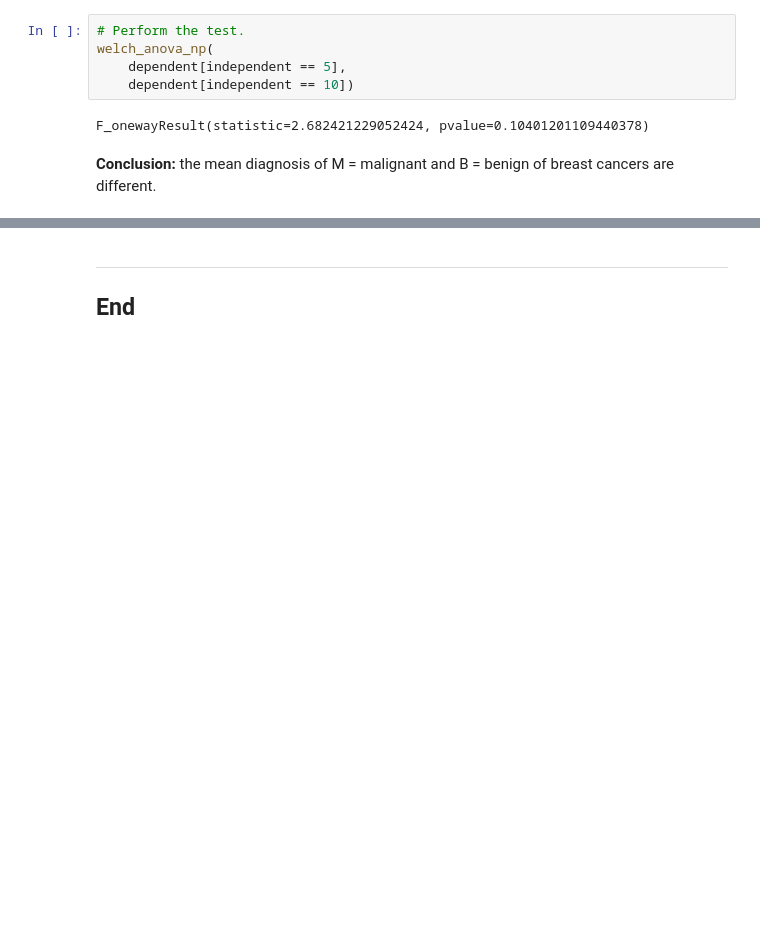
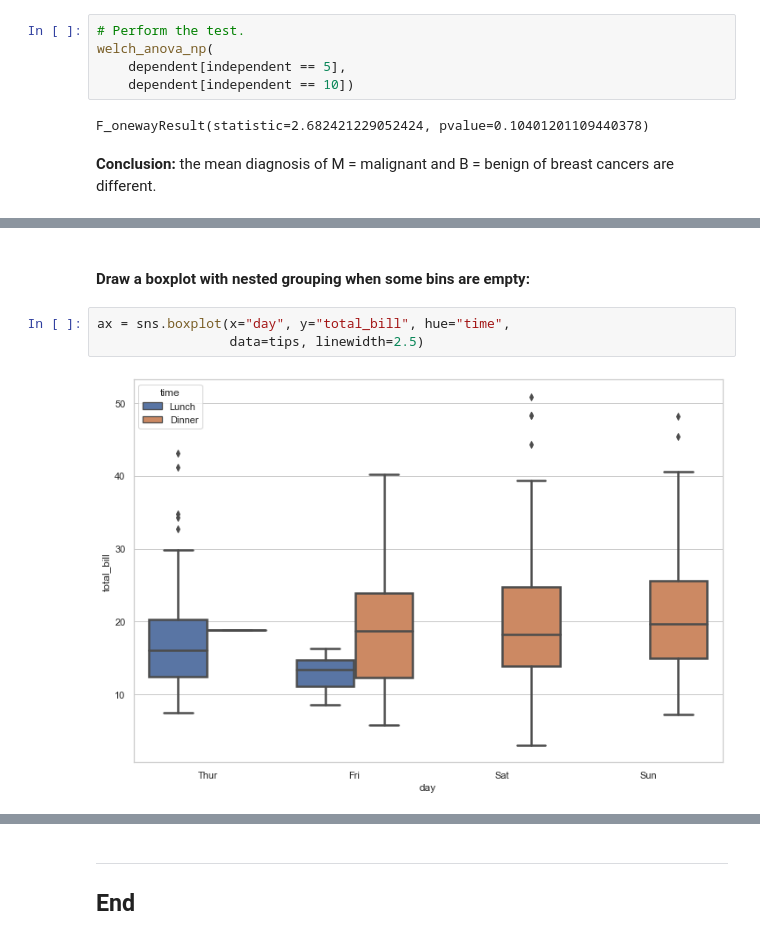
Before and after one commit to Samjean2020/machine-learning-and-statistics-project-winter-21-22, a Jupyter notebook: scipy-stats.ipynb, the cells around one changed output, grey strips where cells are left out. Cells and saved outputs as stored; diff of their text form; blank space fills up the shorter version.

```diff
--- a/scipy-stats.ipynb
+++ b/scipy-stats.ipynb
@@ -572,0 +618,7 @@ F_onewayResult(statistic=2.682421229052424, pvalue=0.10401201109440378)
+# %% [markdown]
+#### Draw a boxplot with nested grouping when some bins are empty:
+# %%
+ax = sns.boxplot(x="day", y="total_bill", hue="time",
+                 data=tips, linewidth=2.5)
+# %% [output]
+[figure, added]
```
Also changed, not shown: parts of 24 cells of this notebook.
